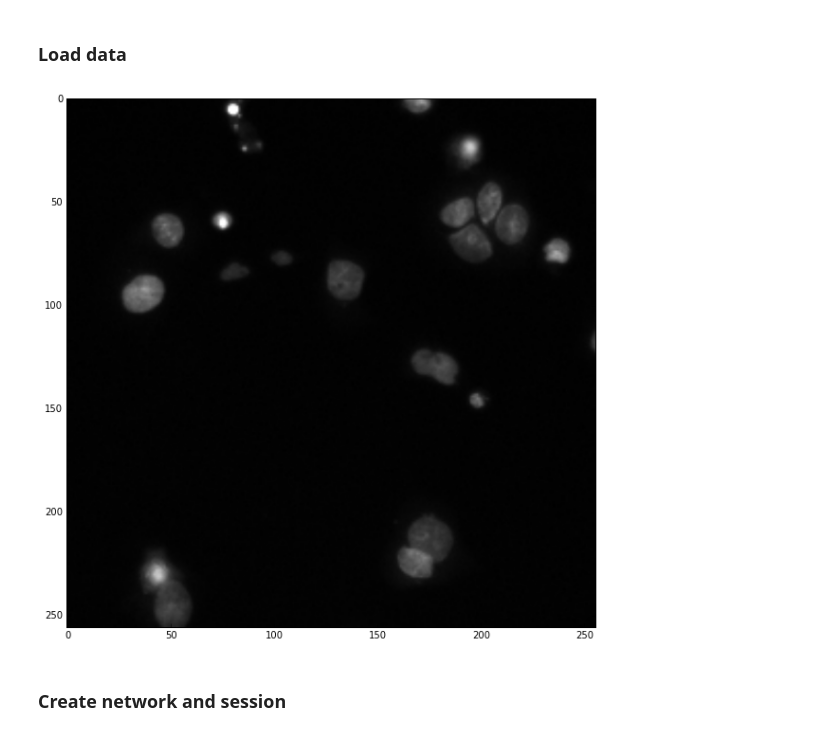
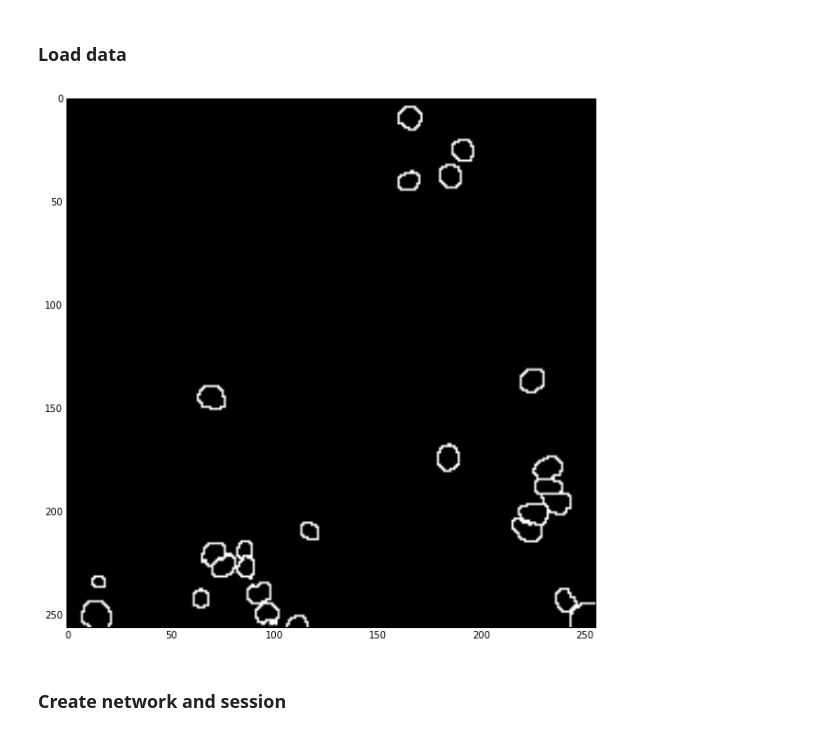
Before and after one commit to rykachevskiy/ds_bowl_2018, a Jupyter notebook: notebooks/Unet_ver2.ipynb, the cells around one changed output. Saved outputs shown, nothing was run; the diff lists cells and outputs as text; code cells hidden in the pictures.

Commit message:
playing with better data, not so good

```diff
--- a/notebooks/Unet_ver2.ipynb
+++ b/notebooks/Unet_ver2.ipynb
@@ -29,13 +40,15 @@ val_names = os.listdir(path + "val")
+# %%
+names = os.listdir("../data/stage_1_processed/")
 # %%
-train_data = [np.load(path + "train/" + name) for name in train_names]
-val_data = [np.load(path + "val/" + name) for name in val_names]
+train_data = [np.load(path + name) for name in names[:620]]
+val_data = [np.load(path + name) for name in names[620:]]
 # %%
 # train_data = [np.concatenate((x,
 #                               np.expand_dims(cv2.morphologyEx(x[:,:,1], cv2.MORPH_GRADIENT, np.ones((2,2))),2)), -1)\
 #               for x in train_data ]
 # %%
 def norm_mask(x):
-    x[:,:,1] = (x[:,:,1] == 1).astype(int)
+    x[:,:,1] = (x[:,:,1] >= 1).astype(int)
     return x
 
 def norm_im(x):
@@ -47,10 +60,10 @@ train_data = [norm_im(norm_mask(x)) for x in train_data]
 val_data = [norm_im(norm_mask(x)) for x in val_data]
 # %%
 plt.figure(figsize = (10,10))
-plt.imshow(train_data[4][:,:,0],cmap='gray')
+plt.imshow(train_data[4][:,:,2],cmap='gray')
 plt.show()
 # %% [output]
-[figure, old version]
+[figure, new version]
 # %% [markdown]
 ### Create network and session
 # %%
```
Also changed, not shown: parts of 28 cells of this notebook.
